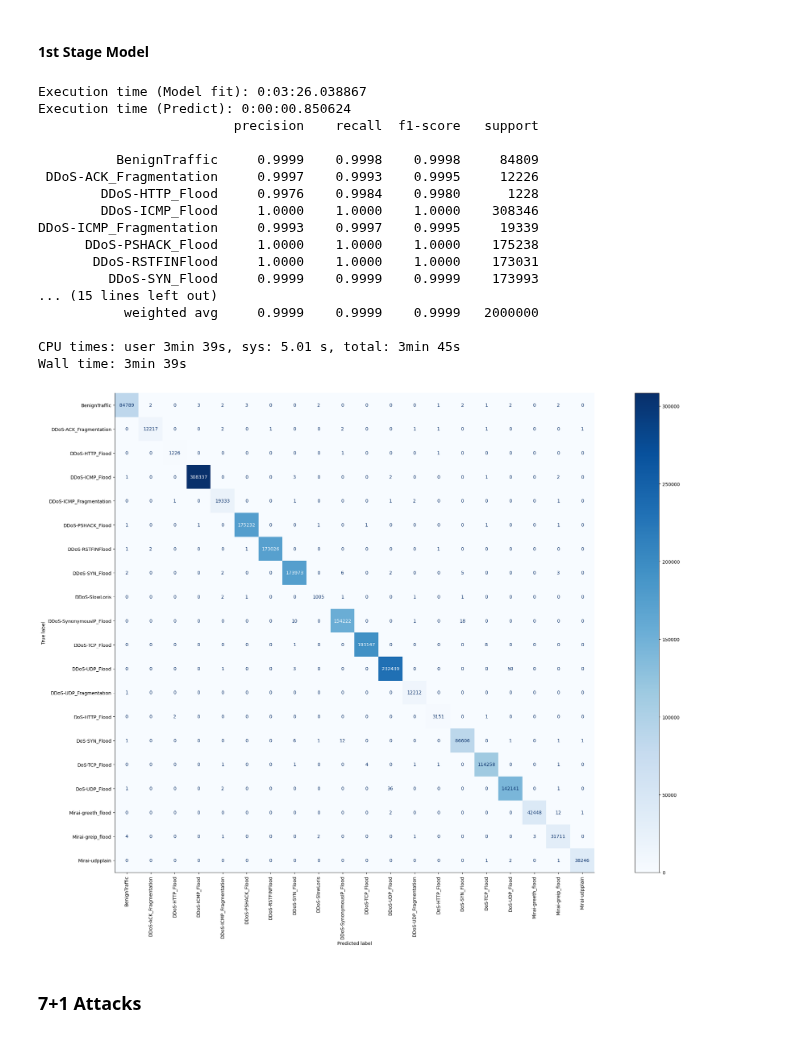
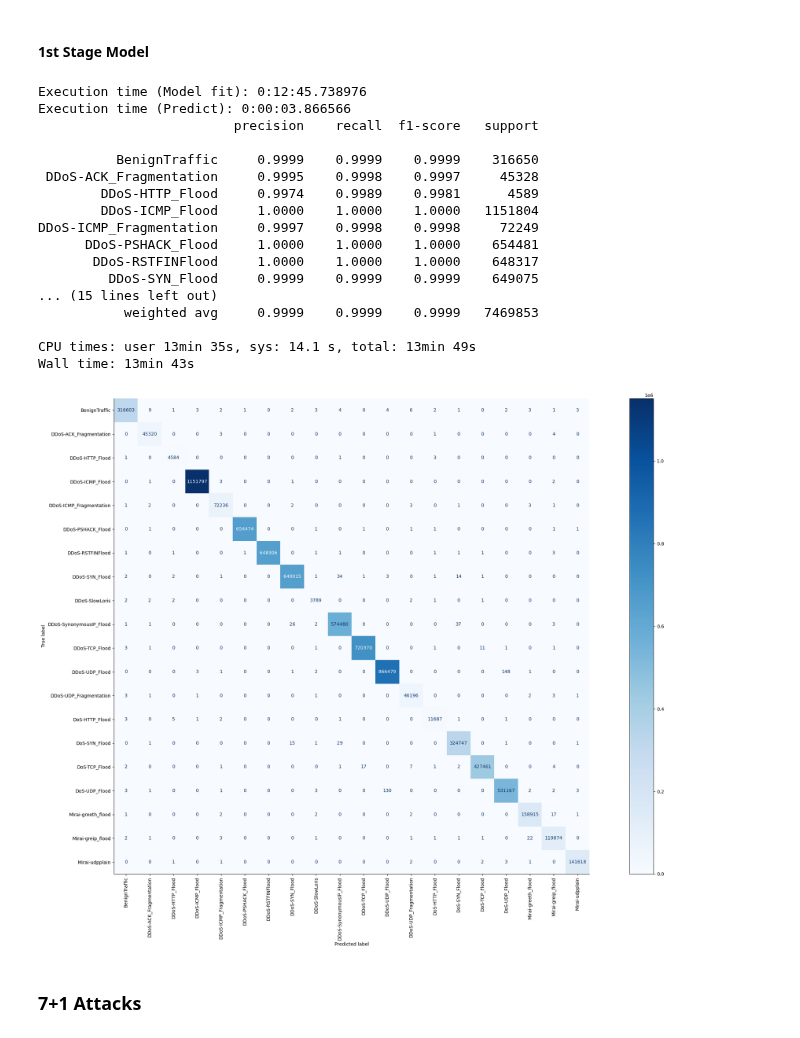
Before and after one commit to inaciobr/Multi-Stage-IoT-Intrusion-Detection, a Jupyter notebook: notebooks/3 - Models.ipynb, the cells around one changed output. Saved outputs shown, nothing was run; the diff lists cells and outputs as text; code cells hidden in the pictures.

```diff
--- a/notebooks/3 - Models.ipynb
+++ b/notebooks/3 - Models.ipynb
@@ -93,7 +93,7 @@ first_stage_labels = (
 first_stage_df_split = model_utils.get_train_test_split(
     df,
     target=first_stage_labels,
-    sample_size=10_000_000,
+    # sample_size=10_000_000,
     train_frac=0.80
 )
 # %% [output]
@@ -140,36 +140,36 @@ Wall time: 7min 24s
 # %%
 %%time
 
 first_stage_model = DecisionTreeClassifier(
     criterion='entropy',
     class_weight='balanced',
-    min_samples_split=5,
+    min_samples_split=6,
     random_state=seed
 )
 
 X_train, X_test, y_train, y_test = first_stage_df_split
 
 model_utils.train_model(first_stage_model, X_train, y_train)
 model_utils.evaluate_model(first_stage_model, X_test, y_test)
 # %% [output]
-Execution time (Model fit): 0:03:26.038867
-Execution time (Predict): 0:00:00.850624
+Execution time (Model fit): 0:12:45.738976
+Execution time (Predict): 0:00:03.866566
                          precision    recall  f1-score   support
 
-          BenignTraffic     0.9999    0.9998    0.9998     84809
- DDoS-ACK_Fragmentation     0.9997    0.9993    0.9995     12226
-        DDoS-HTTP_Flood     0.9976    0.9984    0.9980      1228
-        DDoS-ICMP_Flood     1.0000    1.0000    1.0000    308346
-DDoS-ICMP_Fragmentation     0.9993    0.9997    0.9995     19339
-      DDoS-PSHACK_Flood     1.0000    1.0000    1.0000    175238
-       DDoS-RSTFINFlood     1.0000    1.0000    1.0000    173031
-         DDoS-SYN_Flood     0.9999    0.9999    0.9999    173993
+          BenignTraffic     0.9999    0.9999    0.9999    316650
+ DDoS-ACK_Fragmentation     0.9995    0.9998    0.9997     45328
+        DDoS-HTTP_Flood     0.9974    0.9989    0.9981      4589
+        DDoS-ICMP_Flood     1.0000    1.0000    1.0000   1151804
+DDoS-ICMP_Fragmentation     0.9997    0.9998    0.9998     72249
+      DDoS-PSHACK_Flood     1.0000    1.0000    1.0000    654481
+       DDoS-RSTFINFlood     1.0000    1.0000    1.0000    648317
+         DDoS-SYN_Flood     0.9999    0.9999    0.9999    649075
 ... (15 lines left out)
-           weighted avg     0.9999    0.9999    0.9999   2000000
+           weighted avg     0.9999    0.9999    0.9999   7469853
 
-CPU times: user 3min 39s, sys: 5.01 s, total: 3min 45s
-Wall time: 3min 39s
+CPU times: user 13min 35s, sys: 14.1 s, total: 13min 49s
+Wall time: 13min 43s
-[figure, old version]
+[figure, new version]
 # %% [markdown]
 ### 7+1 Attacks
 # %%
```
Also changed, not shown: parts of 23 cells of this notebook, 3 other files.
